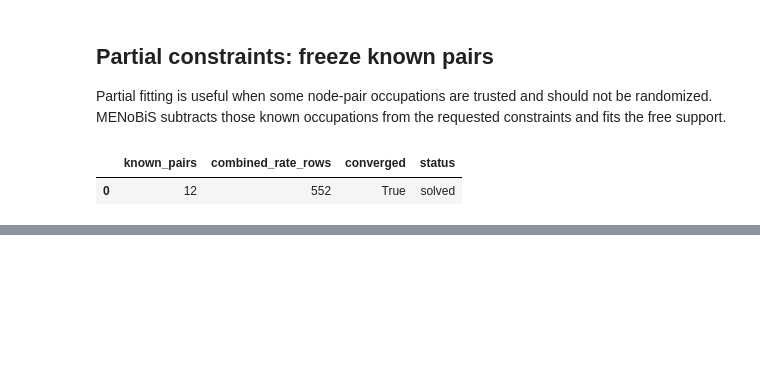
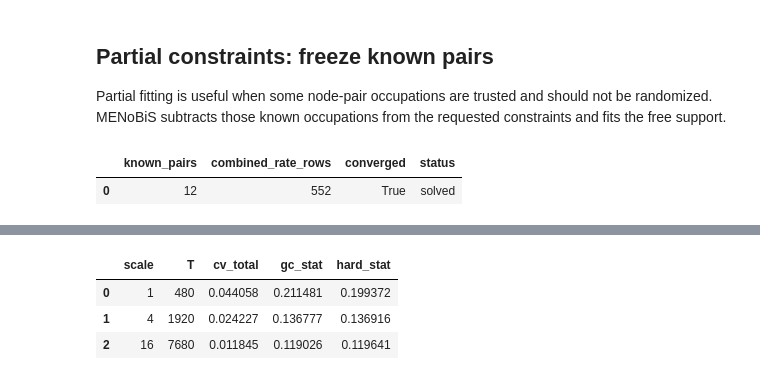
Before and after one commit to uladribia/menobis, a Jupyter notebook: docs/examples/main-use-cases.ipynb, the cells around one changed output, grey strips where cells are left out. Saved outputs shown, nothing was run; the diff lists cells and outputs as text; code cells hidden in the pictures; blank space fills up the shorter version.

```diff
--- a/docs/examples/main-use-cases.ipynb
+++ b/docs/examples/main-use-cases.ipynb
@@ -386,0 +387,53 @@ fig.tight_layout()
+# %%
+me_results = []
+for scale in occupation_scales:
+    fit = fit_model(
+        family=ModelFamily.ME,
+        constraint=Constraint.STRENGTH,
+        strength_out=strength_out * scale,
+        strength_in=strength_in * scale,
+        self_loops=True,
+        tolerance=1e-8,
+    )
+    totals = [
+        sample_model(family=ModelFamily.ME, constraint=Constraint.STRENGTH, fit=fit, seed=k).total_events
+        for k in range(400)
+    ]
+    gc_stat = np.mean(
+        [
+            mean_y2_out(
+                sample_model(family=ModelFamily.ME, constraint=Constraint.STRENGTH, fit=fit, seed=k)
+            )
+            for k in range(200)
+        ]
+    )
+    hard_networks = [
+        sample_model(
+            ensemble=Ensemble.MICROCANONICAL,
+            family=ModelFamily.ME,
+            constraint=Constraint.STRENGTH,
+            strength_out=(strength_out * scale).astype("uint64"),
+            strength_in=(strength_in * scale).astype("uint64"),
+            seed=k,
+            burn_in_sweeps=250,
+            sweeps_per_sample=25,
+        )
+        for k in range(40)
+    ]
+    hard_stat = np.mean([mean_y2_out(net) for net in hard_networks])
+    me_results.append(
+        {
+            "scale": scale,
+            "T": base_events * scale,
+            "cv_total": coefficient_of_variation(totals),
+            "gc_stat": gc_stat,
+            "hard_stat": hard_stat,
+        }
+    )
+me_results = pd.DataFrame(me_results)
+me_results
+# %% [output]
+|  | scale | T | cv_total | gc_stat | hard_stat |
+| 0 | 1 | 480 | 0.044058 | 0.211481 | 0.199372 |
+| 1 | 4 | 1920 | 0.024227 | 0.136777 | 0.136916 |
+| 2 | 16 | 7680 | 0.011845 | 0.119026 | 0.119641 |
```
Also changed, not shown: parts of 25 cells of this notebook.
